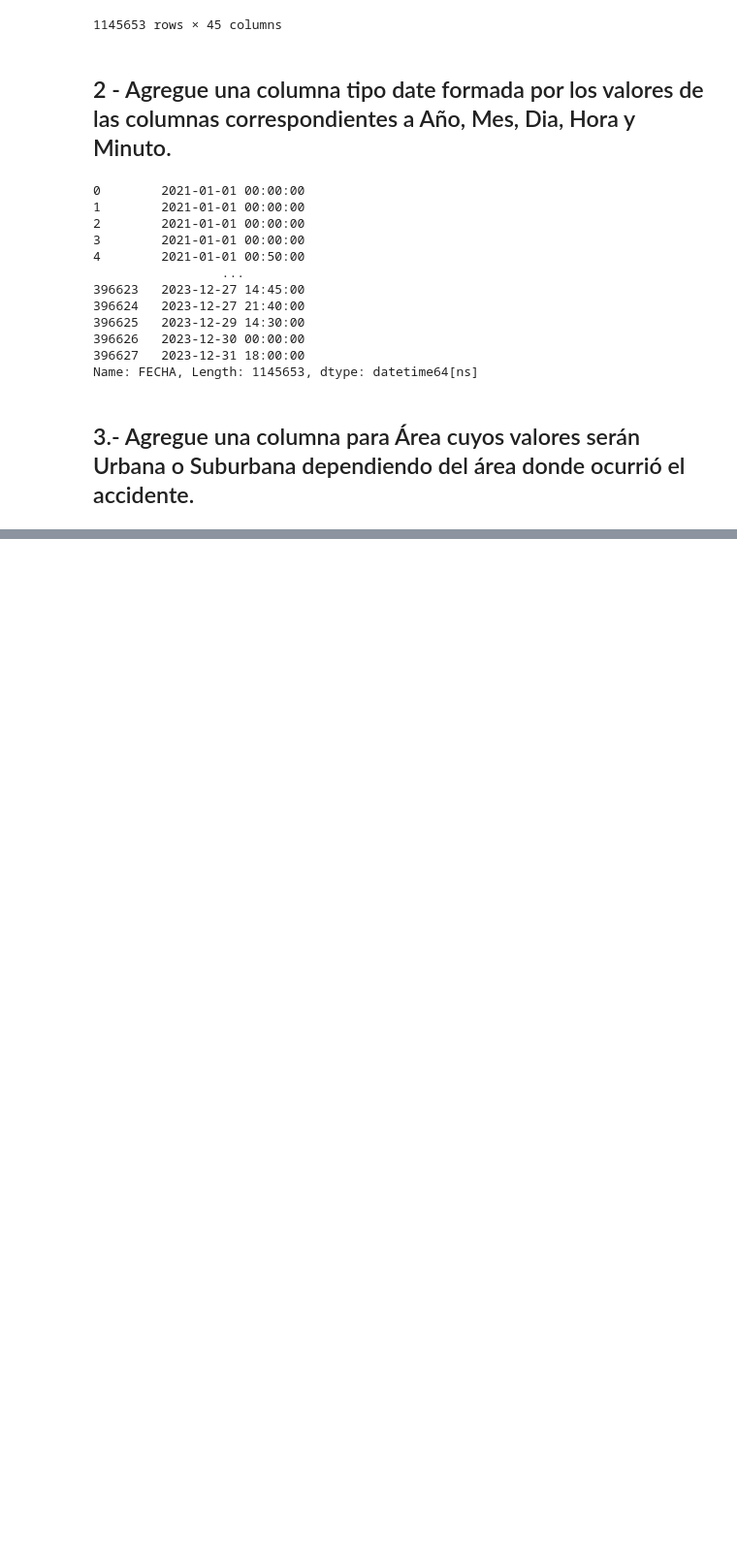
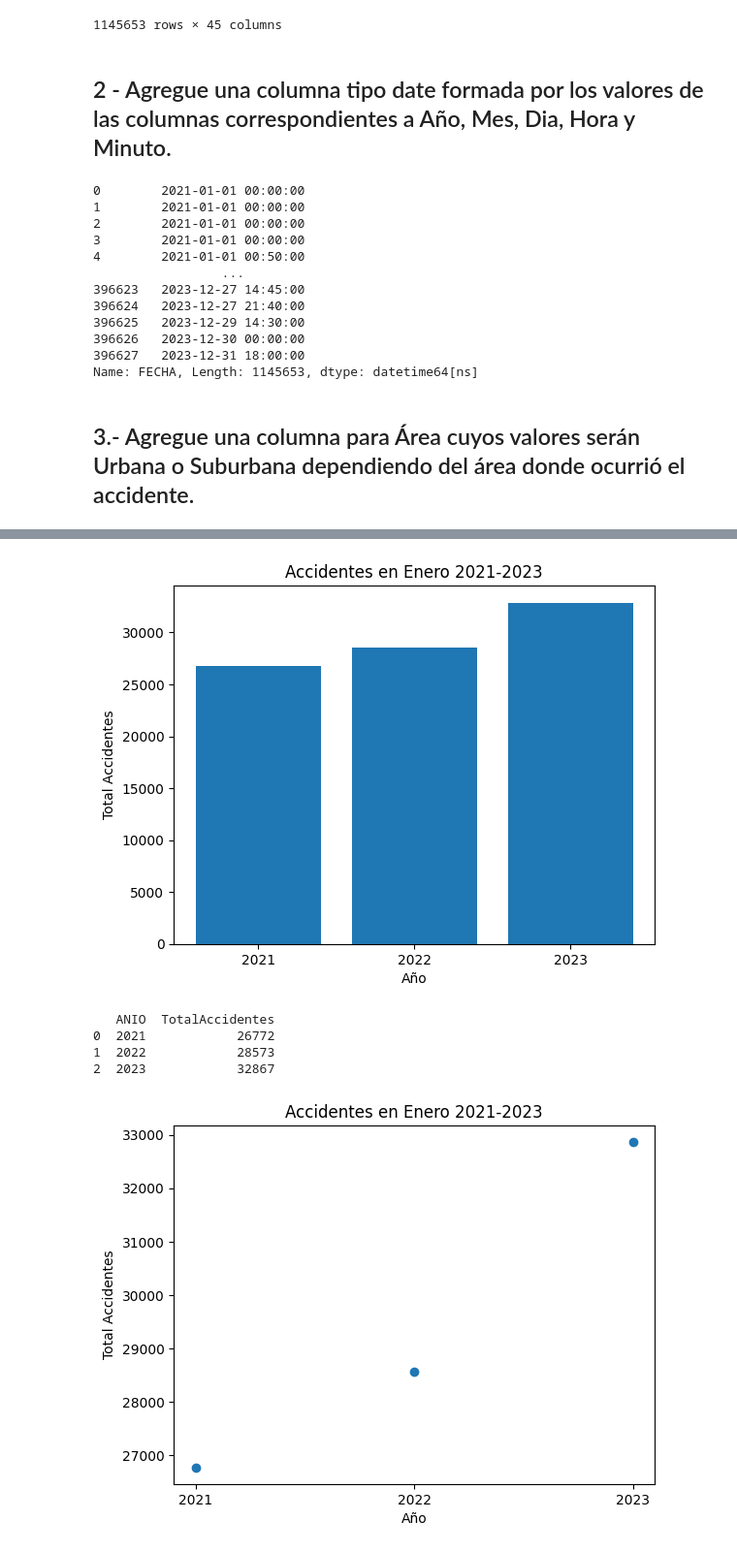
Before and after one commit to KingSplatt/ATUS, a Jupyter notebook: ejercicio-atus.ipynb, the cells around one changed output, grey strips where cells are left out. Shown at 97% size. Drawn from its saved outputs; the diff is of its cells as text; code cells hidden in the pictures; blank space fills up the shorter version.

```diff
--- a/ejercicio-atus.ipynb
+++ b/ejercicio-atus.ipynb
@@ -100,5 +98,9 @@ Name: FECHA, Length: 1145653, dtype: datetime64[ns]
 # %% [markdown]
 ## 3.- Agregue una columna para Área cuyos valores serán Urbana o Suburbana dependiendo del área donde ocurrió el accidente.
 # %%
-DatosUltimosTresAnios['FECHA'].dt.day_name()
+DatosUltimosTresAnios.loc[DatosUltimosTresAnios['URBANA'].isin(['Accidente en intersección','Accidente en no intersección']), 'AREA'] = 'Urbana'
+DatosUltimosTresAnios.loc[DatosUltimosTresAnios['SUBURBANA'].isin(['Accidente en camino rural','Accidente en carretera estatal','Accidente en otro camino']), 'AREA'] = 'Suburbana'
+
+
+DatosUltimosTresAnios['AREA']
 # %% [output]
@@ -116,0 +121,8 @@ Name: FECHA, Length: 1145653, dtype: object
+# %%
+DatosUltimosTresAnios.loc[DatosUltimosTresAnios['URBANA'].isin(['Accidente en intersección']), 'ZONA'] = 'intersección'
+DatosUltimosTresAnios.loc[DatosUltimosTresAnios['URBANA'].isin(['Accidente en no intersección']), 'ZONA'] = 'no intersección'
+DatosUltimosTresAnios.loc[DatosUltimosTresAnios['SUBURBANA'].isin(['Accidente en camino rural']), 'ZONA'] = 'camino rural'
+DatosUltimosTresAnios.loc[DatosUltimosTresAnios['SUBURBANA'].isin(['Accidente en carretera estatal']), 'ZONA'] = 'carretera estatal'
+DatosUltimosTresAnios.loc[DatosUltimosTresAnios['SUBURBANA'].isin(['Accidente en otro camino']), 'ZONA'] = 'otro camino'
+
+DatosUltimosTresAnios
@@ -116,0 +145,4 @@ Name: FECHA, Length: 1145653, dtype: object
+# %%
+DatosUltimosTresAnios.drop(['URBANA', 'SUBURBANA'], axis=1, inplace=True, errors='ignore')
+
+DatosUltimosTresAnios
@@ -116,0 +256,37 @@ Name: FECHA, Length: 1145653, dtype: object
+# %%
+#Caracteristicas seleccionadas: Accidentes en el mes de enero del 2021 al 2023
+
+import matplotlib.pyplot as plt
+#Histograma
+accidentesEnero = DatosUltimosTresAnios[(DatosUltimosTresAnios['MES'] == '01') & (DatosUltimosTresAnios['ANIO'].isin(['2021', '2022', '2023']))]
+accidentesEnero = accidentesEnero.groupby('ANIO').size().reset_index(name='TotalAccidentes')
+plt.bar(accidentesEnero['ANIO'], accidentesEnero['TotalAccidentes'])
+plt.title('Accidentes en Enero 2021-2023')
+plt.xlabel('Año')
+plt.ylabel('Total Accidentes')
+plt.show()
+print(accidentesEnero)
+#Dispersion
+accidentesEnero = DatosUltimosTresAnios[(DatosUltimosTresAnios['MES'] == '01') & (DatosUltimosTresAnios['ANIO'].isin(['2021', '2022', '2023']))]
+accidentesEnero = accidentesEnero.groupby('ANIO').size().reset_index(name='TotalAccidentes')
+plt.scatter(accidentesEnero['ANIO'], accidentesEnero['TotalAccidentes'])
+plt.title('Accidentes en Enero 2021-2023')
+plt.xlabel('Año')
+plt.ylabel('Total Accidentes')
+plt.show()
+
+#Lineas
+accidentesEnero = DatosUltimosTresAnios[(DatosUltimosTresAnios['MES'] == '01') & (DatosUltimosTresAnios['ANIO'].isin(['2021', '2022', '2023']))]
+accidentesEnero = accidentesEnero.groupby('ANIO').size().reset_index(name='TotalAccidentes')
+plt.plot(accidentesEnero['ANIO'], accidentesEnero['TotalAccidentes'])
+plt.title('Accidentes en Enero 2021-2023')
+plt.xlabel('Año')
+plt.ylabel('Total Accidentes')
+plt.show()
+# %% [output]
+[figure, added]
+   ANIO  TotalAccidentes
+0  2021            26772
+1  2022            28573
+2  2023            32867
+[figure, added]
```
Also changed, not shown: parts of 16 cells of this notebook.
